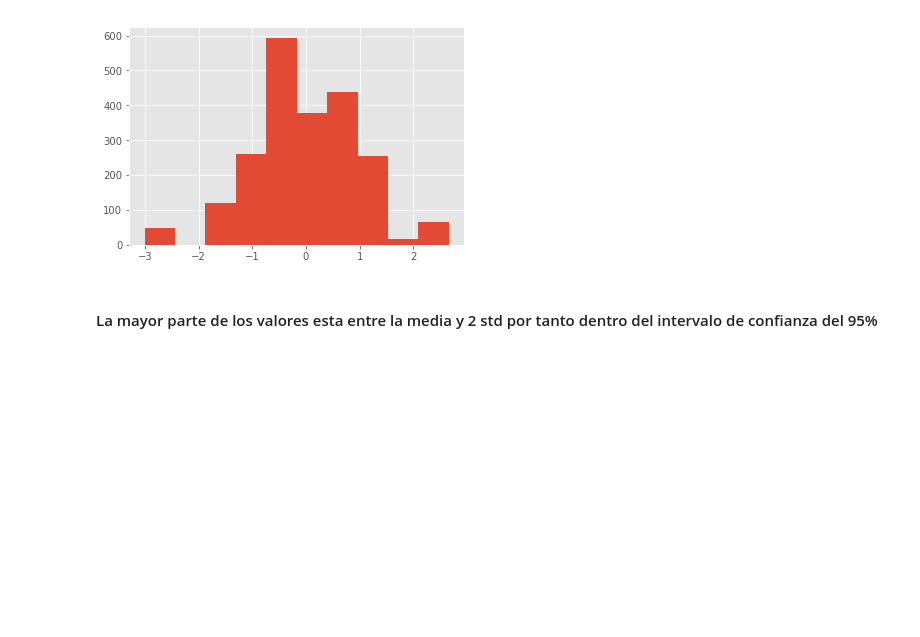
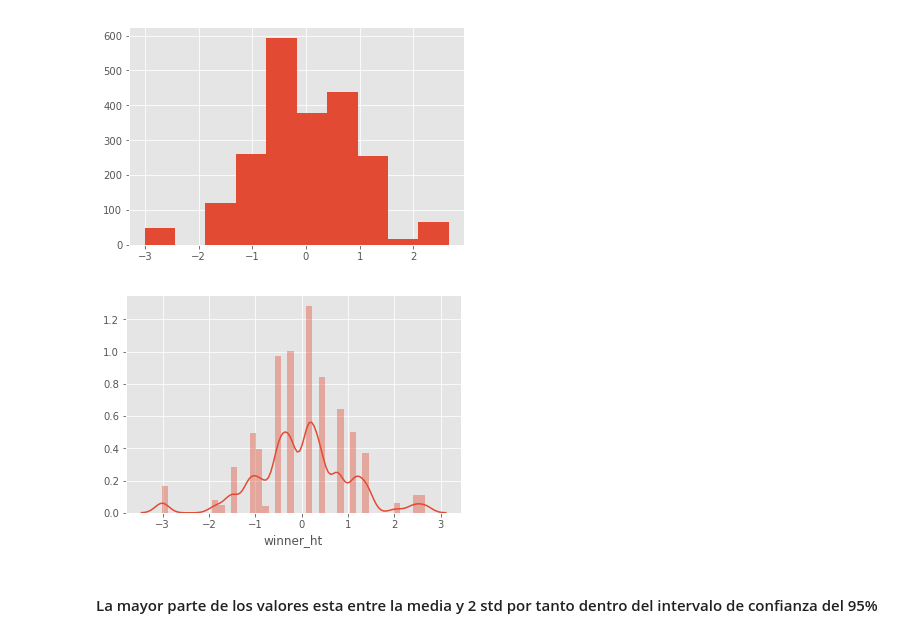
Before and after one commit to ISANJUA/TFM_ML4sportsBets, a Jupyter notebook: ETL - Prueba 1.ipynb, the cells around one changed output. Saved outputs shown, nothing was run; the diff lists cells and outputs as text; code cells hidden in the pictures; blank space fills up the shorter version.

```diff
--- a/ETL - Prueba 1.ipynb
+++ b/ETL - Prueba 1.ipynb
@@ -294,6 +364,11 @@ plt.show
 # %% [output]
 <function matplotlib.pyplot.show>
 [figure]
+# %%
+sns.distplot(ht2_estandar)
+plt.show()
+# %% [output]
+[figure, added]
 # %% [markdown]
 #### La mayor parte de los valores esta entre la media y 2 std por tanto dentro del intervalo de confianza del 95%
 # %% [markdown]
```
Also changed, not shown: parts of 20 cells of this notebook.
